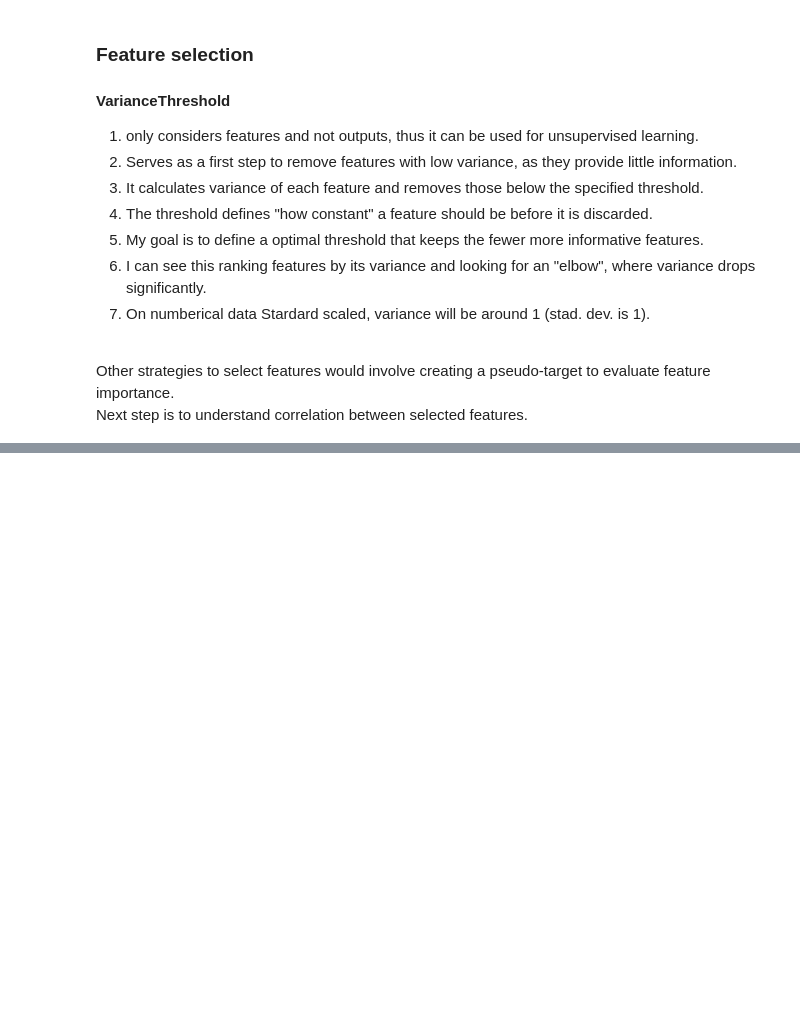
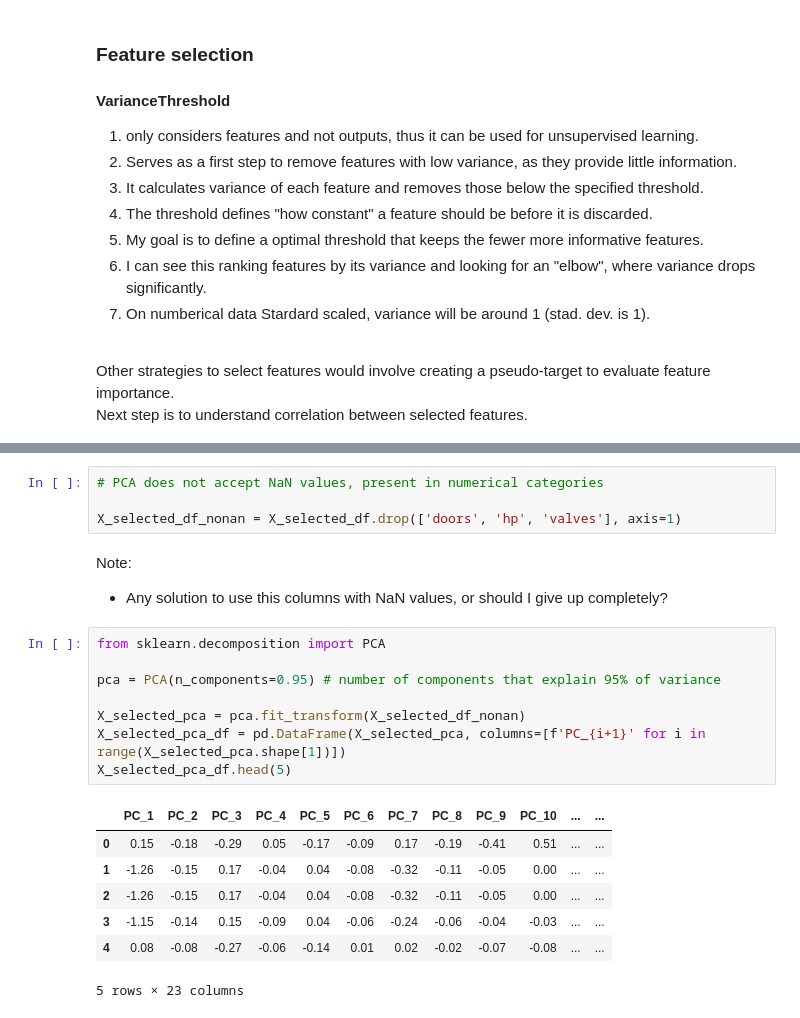
Before and after one commit to pietro-bottega/car_depreciation, a Jupyter notebook: notebooks/data-manipulation.ipynb, the cells around one changed output, grey strips where cells are left out. Cells and saved outputs as stored; diff of their text form; blank space fills up the shorter version.

```diff
--- a/notebooks/data-manipulation.ipynb
+++ b/notebooks/data-manipulation.ipynb
@@ -725,0 +777,23 @@ plt.show()
+# %%
+# PCA does not accept NaN values, present in numerical categories
+
+X_selected_df_nonan = X_selected_df.drop(['doors', 'hp', 'valves'], axis=1)
+# %% [markdown]
+Note:
+- Any solution to use this columns with NaN values, or should I give up completely?
+# %%
+from sklearn.decomposition import PCA
+
+pca = PCA(n_components=0.95) # number of components that explain 95% of variance
+
+X_selected_pca = pca.fit_transform(X_selected_df_nonan)
+X_selected_pca_df = pd.DataFrame(X_selected_pca, columns=[f'PC_{i+1}' for i in range(X_selected_pca.shape[1])])
+X_selected_pca_df.head(5)
+# %% [output]
+|  | PC_1 | PC_2 | PC_3 | PC_4 | PC_5 | PC_6 | PC_7 | PC_8 | PC_9 | PC_10 | ... | ... |
+| 0 | 0.15 | -0.18 | -0.29 | 0.05 | -0.17 | -0.09 | 0.17 | -0.19 | -0.41 | 0.51 | ... | ... |
+| 1 | -1.26 | -0.15 | 0.17 | -0.04 | 0.04 | -0.08 | -0.32 | -0.11 | -0.05 | 0.00 | ... | ... |
+| 2 | -1.26 | -0.15 | 0.17 | -0.04 | 0.04 | -0.08 | -0.32 | -0.11 | -0.05 | 0.00 | ... | ... |
+| 3 | -1.15 | -0.14 | 0.15 | -0.09 | 0.04 | -0.06 | -0.24 | -0.06 | -0.04 | -0.03 | ... | ... |
+| 4 | 0.08 | -0.08 | -0.27 | -0.06 | -0.14 | 0.01 | 0.02 | -0.02 | -0.07 | -0.08 | ... | ... |
+5 rows × 23 columns
```
Also changed, not shown: parts of 30 cells of this notebook, 3 other files.
